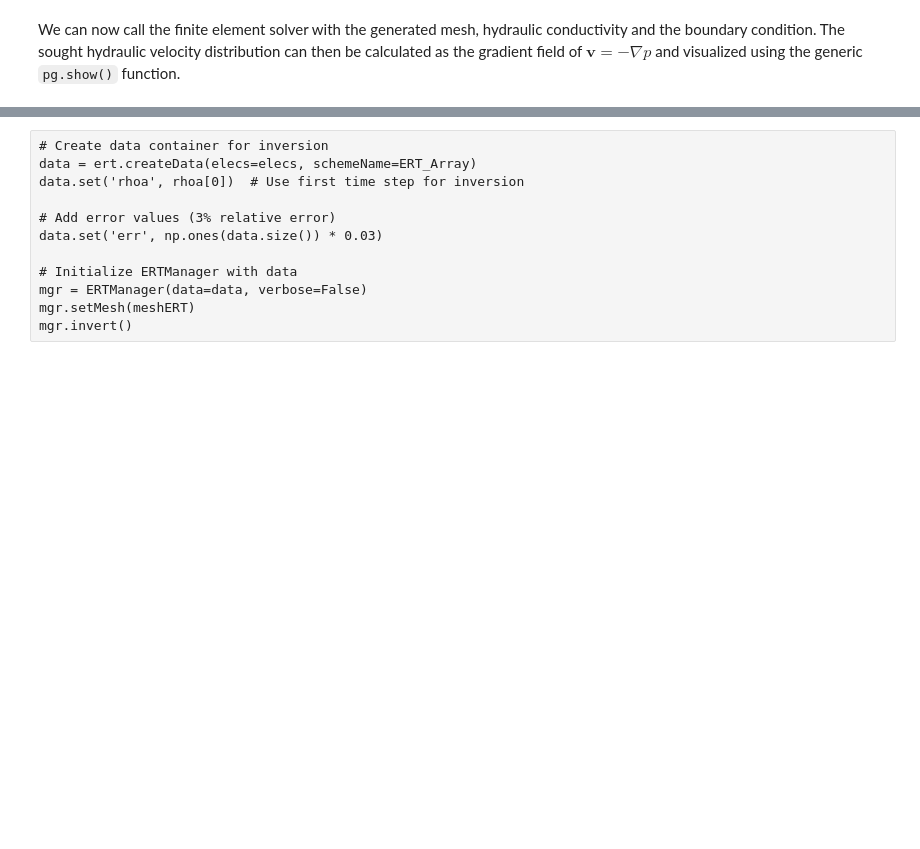
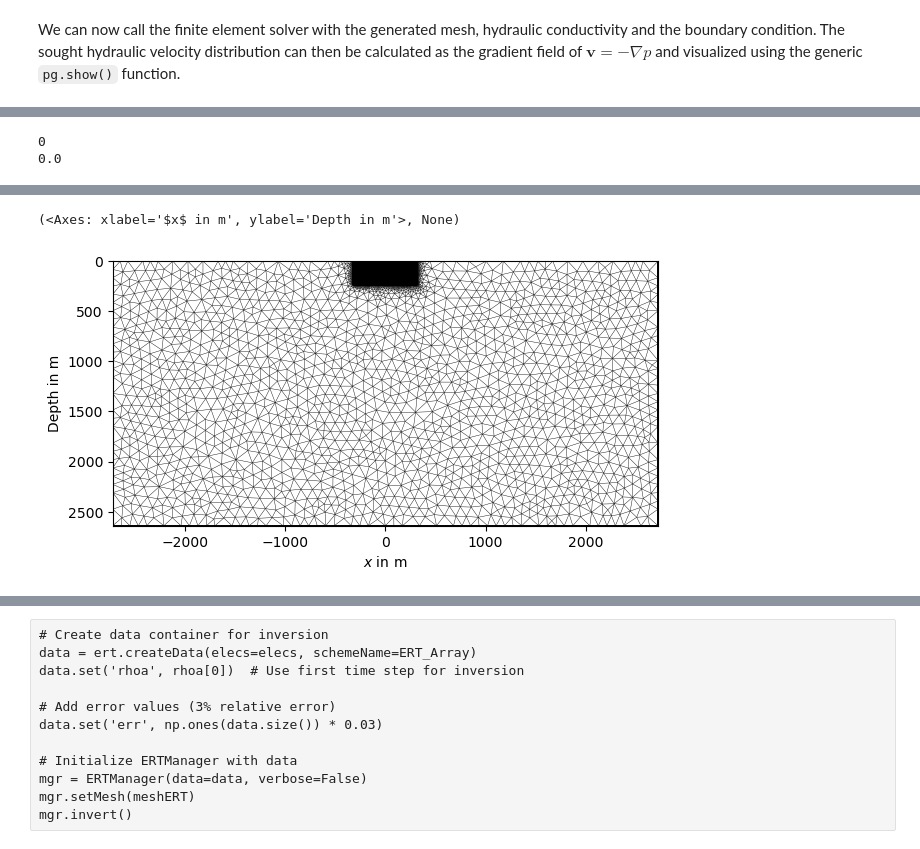
Before and after one commit to guiguilhermegui/TF, a Jupyter notebook: modelo_tf.ipynb, the cells around one changed output, grey strips where cells are left out. Saved outputs shown, nothing was run; the diff lists cells and outputs as text; code cells hidden in the pictures; blank space fills up the shorter version.

```diff
--- a/modelo_tf.ipynb
+++ b/modelo_tf.ipynb
@@ -309,9 +378,17 @@ for ci in c[1:][::200]:
+# %%
+print(min_c_calc)
+print(min_c)
+# %% [output]
+0
+0.0
 # %%
+# OK
 # Create ERT measurement scheme
-
 ertScheme = ert.createData(elecs=elecs, schemeName=ERT_Array, spacing=ERT_spac)
 
+""" PANICO """
 meshERT = mt.createParaMesh(ertScheme, quality=mesh_quality, paraMaxCellSize=10, nLayers=1,
 boundaryMaxCellSize=7500, smooth=[1, 2])
 
 pg.show(meshERT)
+# %% [output]
@@ -317,0 +397,2 @@ pg.show(meshERT)
+(<Axes: xlabel='$x$ in m', ylabel='Depth in m'>, None)
+[figure, added]
```
Also changed, not shown: parts of 23 cells of this notebook, 2 other files.
